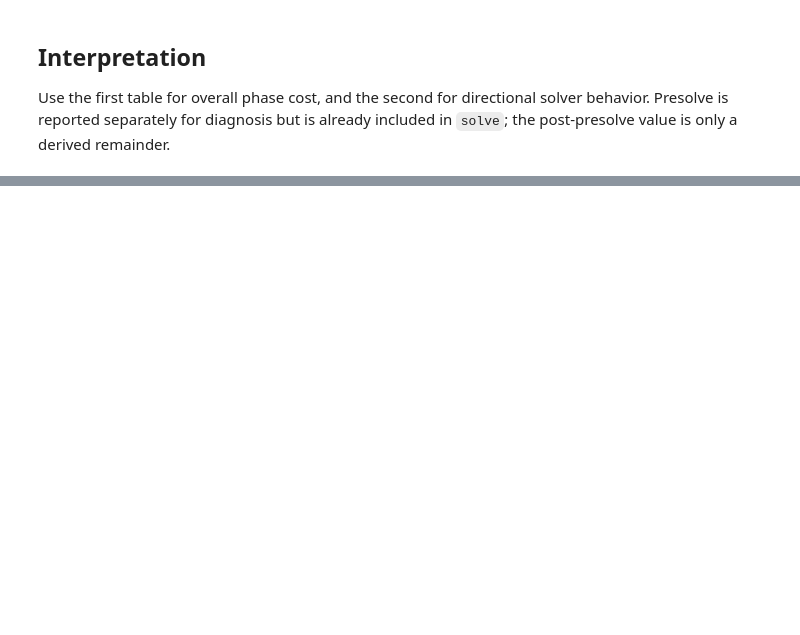
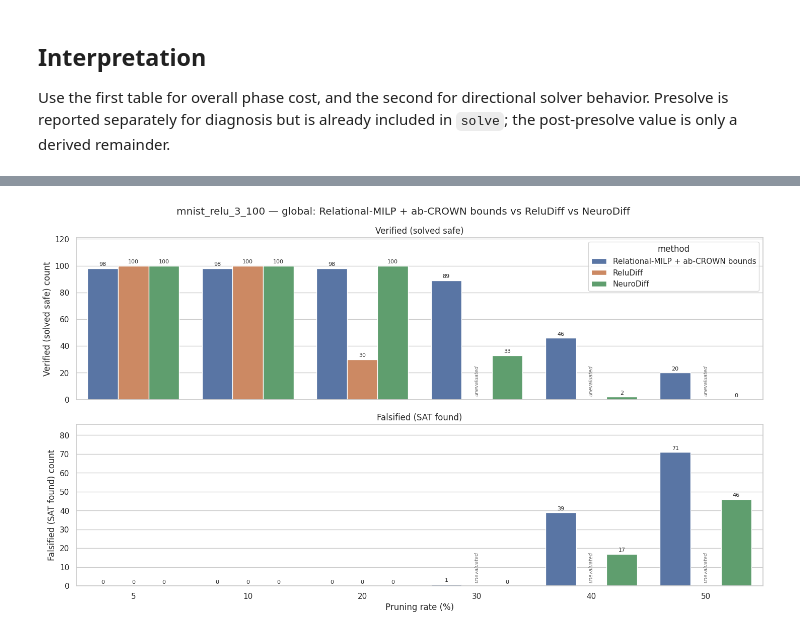
Before and after one commit to mbroughani81/relational-milp, a Jupyter notebook: evaluate_optimizations.ipynb, the cells around one changed output, grey strips where cells are left out. Saved outputs shown, nothing was run; the diff lists cells and outputs as text; code cells hidden in the pictures; blank space fills up the shorter version.

```diff
--- a/evaluate_optimizations.ipynb
+++ b/evaluate_optimizations.ipynb
@@ -355,0 +582,99 @@ Use the first table for overall phase cost, and the second for directional solve
+# %%
+# Head-to-head: Relational-MILP + ab-CROWN  vs  ReluDiff  vs  NeuroDiff.
+# One figure per (mode, architecture): all `global` figures first, then all
+# `three_pixel` ones. Architectures follow 3*100 -> 2*512 -> 4*1024.
+# Every figure spans the full pruning-rate grid; a (method, rate) cell that was
+# never evaluated gets an "unevaluated" placeholder instead of a bar, so all
+# figures keep the same width.
+COMPARE_METHODS = ['Relational-MILP + ab-CROWN bounds', 'ReluDiff', 'NeuroDiff']
+COMPARE_PALETTE = {'Relational-MILP + ab-CROWN bounds': '#4c72b0',
+                   'ReluDiff': '#dd8452',
+                   'NeuroDiff': '#55a868'}
+MODE_ORDER = ['global', 'three_pixel']
+ARCHITECTURE_ORDER = ['mnist_relu_3_100', 'mnist_relu_2_512', 'mnist_relu_4_1024']
+
+observed_architectures = set(pruning['architecture'].unique())
+architecture_order = [a for a in ARCHITECTURE_ORDER if a in observed_architectures]
+architecture_order += sorted(observed_architectures - set(architecture_order))
+mode_order = [m for m in MODE_ORDER if m in set(pruning['mode'])]
+PRUNING_RATES = sorted(pruning['pruning_rate'].unique())
+
+
+def plot_head_to_head(data, architecture, mode, outcomes=('verified', 'falsified')):
+    """One figure (one row per outcome) for a single architecture / input mode."""
+    selected = data[(data['architecture'] == architecture) &
+                    (data['mode'] == mode) &
+                    (data['method'].isin(COMPARE_METHODS))]
+    per_rate = (selected.groupby(['method', 'pruning_rate', 'outcome'], observed=True)
+                .agg(count=('instance_id', 'count'))
+                .reset_index())
+    # A (method, rate) pair is "evaluated" when any result row exists for it,
+    # even if the count for a given outcome happens to be zero.
+    evaluated = set(map(tuple, selected[['method', 'pruning_rate']]
+                        .drop_duplicates().to_numpy()))
+    grid = pd.MultiIndex.from_product([COMPARE_METHODS, PRUNING_RATES],
+                                      names=['method', 'pruning_rate']).to_frame(index=False)
+    rate_labels = [str(rate) for rate in PRUNING_RATES]
+
+    fig, axes = plt.subplots(len(outcomes), 1, squeeze=False, sharex=True,
+                             figsize=(0.62 * len(PRUNING_RATES) * len(COMPARE_METHODS) + 3.5,
+                                      4.2 * len(outcomes)))
+    for row, outcome in enumerate(outcomes):
+        ax = axes[row][0]
+        panel = grid.merge(per_rate[per_rate['outcome'] == outcome],
+                           on=['method', 'pruning_rate'], how='left')
+        panel['count'] = panel['count'].fillna(0)
+        panel['rate_label'] = panel['pruning_rate'].astype(str)
+        sns.barplot(data=panel, x='rate_label', y='count', hue='method',
+                    order=rate_labels, hue_order=COMPARE_METHODS,
+                    palette=COMPARE_PALETTE, ax=ax)
+        annotate_head_to_head(ax, evaluated)
+        label = 'Verified (solved safe)' if outcome == 'verified' \
+            else 'Falsified (SAT found)' if outcome == 'falsified' \
+            else outcome.capitalize()
+        ax.set(xlabel='Pruning rate (%)', ylabel=f'{label} count', title=label)
+        if row:
+            legend = ax.get_legend()
+            if legend:
+                legend.remove()
+    fig.suptitle(f'{architecture} — {mode}: ' + ' vs '.join(COMPARE_METHODS))
+    fig.tight_layout()
+    return per_rate, fig
+
+
+def annotate_head_to_head(ax, evaluated, fmt='%d'):
+    """Label each bar with its value; mark never-evaluated slots instead."""
+    ax.set_ylim(0, max(ax.get_ylim()[1], 1) * 1.15)
+    top = ax.get_ylim()[1]
+    for method, container in zip(COMPARE_METHODS, ax.containers):
+        labels = []
+        for rate, bar, value in zip(PRUNING_RATES, container, container.datavalues):
+            if (method, rate) in evaluated:
+                labels.append(fmt % value)  # keep 0 visible: evaluated != unevaluated
+                continue
+            labels.append('')
+            bar.set_visible(False)
+            ax.text(bar.get_x() + bar.get_width() / 2, 0.02 * top, 'unevaluated',
+                    rotation=90, ha='center', va='bottom', fontsize=7,
+                    color='0.45', style='italic')
+        ax.bar_label(container, labels=labels, padding=2, fontsize=8)
+
+
+head_to_head_tables = {}
+for mode in mode_order:
+    for arch in architecture_order:
+        if pruning[(pruning['architecture'] == arch) & (pruning['mode'] == mode) &
+                   (pruning['method'].isin(COMPARE_METHODS))].empty:
+            print(f'No {COMPARE_METHODS} results for {arch} / {mode} — skipping figure.')
+            continue
+        head_to_head_tables[(arch, mode)], _ = plot_head_to_head(
+            pruning, architecture=arch, mode=mode)
+        plt.show()
+
+head_to_head = pd.concat(
+    [table.assign(architecture=arch, mode=mode)
+     for (arch, mode), table in head_to_head_tables.items()],
+    ignore_index=True)
+head_to_head
+# %% [output]
+[figure, added]
```
Also changed, not shown: parts of 19 cells of this notebook, 8 other files.
